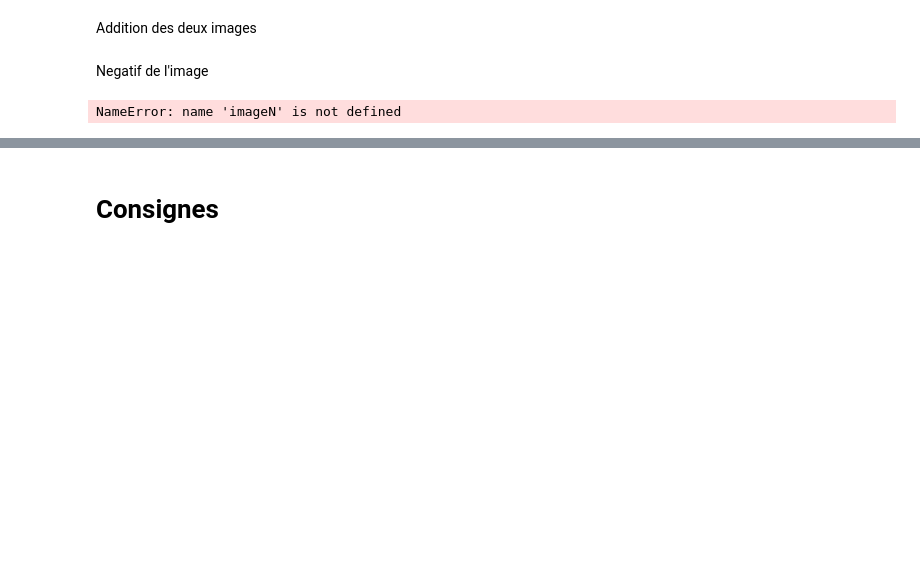
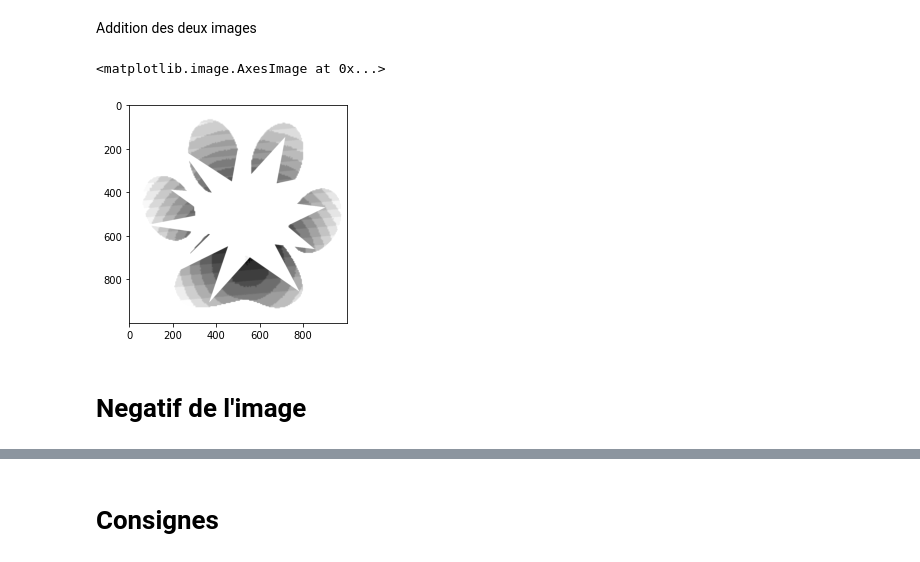
Before and after one commit to Se1f0/Sampling-and-quantification-of-an-analogique-image, a Jupyter notebook: TP 1 Quantification-Echantillonage.ipynb, the cells around one changed output, grey strips where cells are left out. Saved outputs shown, nothing was run; the diff lists cells and outputs as text; code cells hidden in the pictures; blank space fills up the shorter version.

```diff
--- a/TP 1 Quantification-Echantillonage.ipynb
+++ b/TP 1 Quantification-Echantillonage.ipynb
@@ -108,5 +122,6 @@ plt.imsave("résultat.png", resultat, cmap='gray')
 # %%
 # lecture de l'image en niveau de gris
 image = cv2.imread('toAdd.bmp',0)
+image2 = cv2.imread('resultat.png',0)
 # %%
 # afficher avec opencv
@@ -120,15 +135,20 @@ cv2.destroyAllWindows()
 Addition des deux images
 # %%
 # additionner image et resultat
+height, width = image.shape
+newDim = (height,width)
+image2 = cv2.resize(image2,newDim,interpolation = cv2.INTER_LINEAR)
+imageA = cv2.add(image2,image)
+plt.imshow(imageA,cmap='gray')
+# cv2.namedWindow('image', cv2.WINDOW_NORMAL)
+# cv2.imshow('image',imageA)
+# cv2.waitKey(0)
+# cv2.destroyAllWindows()
 # si les deux images ne sont pas de même taille,
 # il faudra les redimensionner
 # analyser les paramètres de redimensionnement
+# %% [output]
+<matplotlib.image.AxesImage at 0x...>
+[figure, added]
 # %% [markdown]
-Negatif de l'image
+# Negatif de l'image
-# %%
-# soustraire de 255 de chaque pixel
-
-# afficher l'image résultante
-plt.imshow(imageN,cmap='gray')
-# %% [output]
-NameError: name 'imageN' is not defined
```
Also changed, not shown: parts of 6 cells of this notebook, 3 other files.
